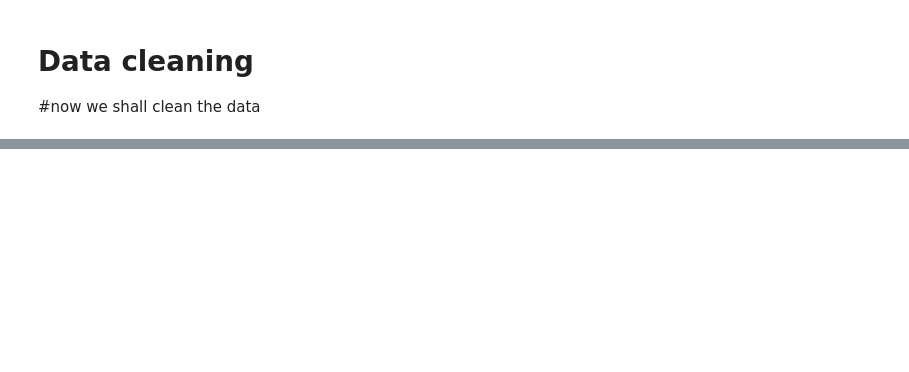
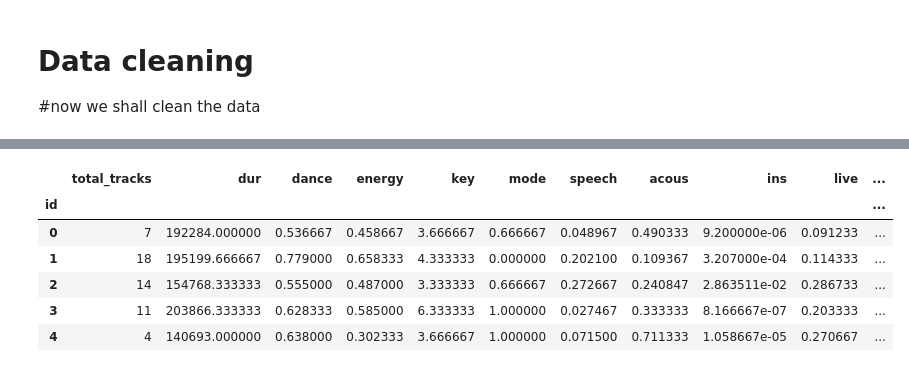
Before and after one commit to Akaysimmer/topics-in-BA, a Jupyter notebook: Assignment 2 code.ipynb, the cells around one changed output, grey strips where cells are left out. Drawn from its saved outputs; the diff is of its cells as text; code cells hidden in the pictures; blank space fills up the shorter version.

```diff
--- a/Assignment 2 code.ipynb
+++ b/Assignment 2 code.ipynb
@@ -92,0 +135,3 @@ KeyError: "['name' 'release_date' 'artists' 't_name0' 't_name1' 't_name2'] not f
+# %%
+#finding the mean across t_dur0, t_dur1, t_dur2 and creating a colum t_dur for the average
+numdf['dur'] = numdf.iloc[:, 1:4].mean(axis=1)
@@ -92,0 +149,3 @@ KeyError: "['name' 'release_date' 'artists' 't_name0' 't_name1' 't_name2'] not f
+# %%
+#finding the mean across t_dance0, t_dance1, t_dance2 and creating a column t_dance for the average
+numdf['dance'] = numdf.iloc[:, 4:7].mean(axis=1)
@@ -92,0 +163,12 @@ KeyError: "['name' 'release_date' 'artists' 't_name0' 't_name1' 't_name2'] not f
+# %%
+#finding the mean across the rest of the features and creating a new column for the average
+numdf['energy'] = numdf.iloc[:, 7:10].mean(axis=1)
+numdf['key'] = numdf.iloc[:, 10:13].mean(axis=1)
+numdf['mode'] = numdf.iloc[:, 13:16].mean(axis=1)
+numdf['speech'] = numdf.iloc[:, 16:19].mean(axis=1)
+numdf['acous'] = numdf.iloc[:, 19:22].mean(axis=1)
+numdf['ins'] = numdf.iloc[:, 22:25].mean(axis=1)
+numdf['live'] = numdf.iloc[:, 25:28].mean(axis=1)
+numdf['val'] = numdf.iloc[:, 28:31].mean(axis=1)
+numdf['tempo'] = numdf.iloc[:, 31:34].mean(axis=1)
+numdf['sig'] = numdf.iloc[:, 34:37].mean(axis=1)
@@ -92,0 +186,12 @@ KeyError: "['name' 'release_date' 'artists' 't_name0' 't_name1' 't_name2'] not f
+# %%
+data = numdf[['total_tracks','dur','dance','energy','key','mode','speech','acous','ins','live','val','tempo','sig','popularity']]
+# %%
+data.head()
+# %% [output]
+|  | total_tracks | dur | dance | energy | key | mode | speech | acous | ins | live | ... |
+| id |  |  |  |  |  |  |  |  |  |  | ... |
+| 0 | 7 | 192284.000000 | 0.536667 | 0.458667 | 3.666667 | 0.666667 | 0.048967 | 0.490333 | 9.200000e-06 | 0.091233 | ... |
+| 1 | 18 | 195199.666667 | 0.779000 | 0.658333 | 4.333333 | 0.000000 | 0.202100 | 0.109367 | 3.207000e-04 | 0.114333 | ... |
+| 2 | 14 | 154768.333333 | 0.555000 | 0.487000 | 3.333333 | 0.666667 | 0.272667 | 0.240847 | 2.863511e-02 | 0.286733 | ... |
+| 3 | 11 | 203866.333333 | 0.628333 | 0.585000 | 6.333333 | 1.000000 | 0.027467 | 0.333333 | 8.166667e-07 | 0.203333 | ... |
+| 4 | 4 | 140693.000000 | 0.638000 | 0.302333 | 3.666667 | 1.000000 | 0.071500 | 0.711333 | 1.058667e-05 | 0.270667 | ... |
```
Also changed, not shown: parts of 12 cells of this notebook.
